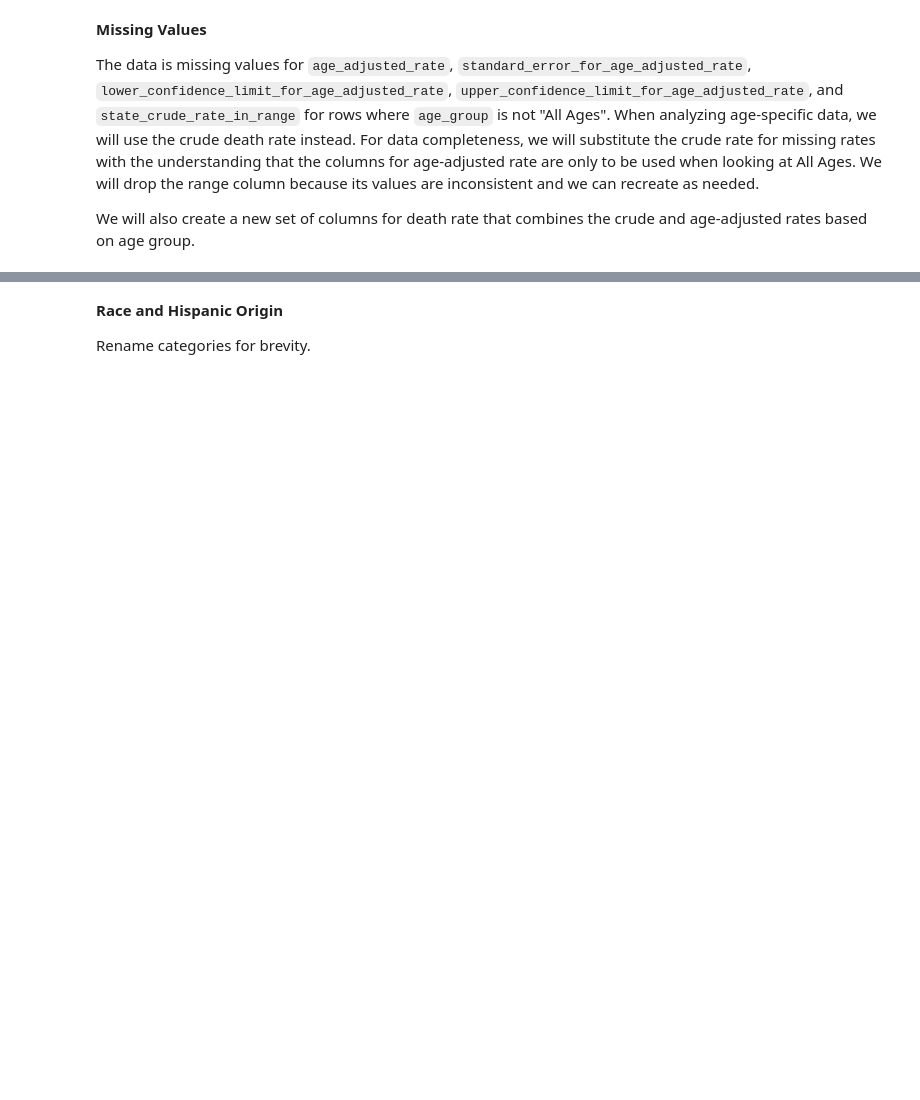
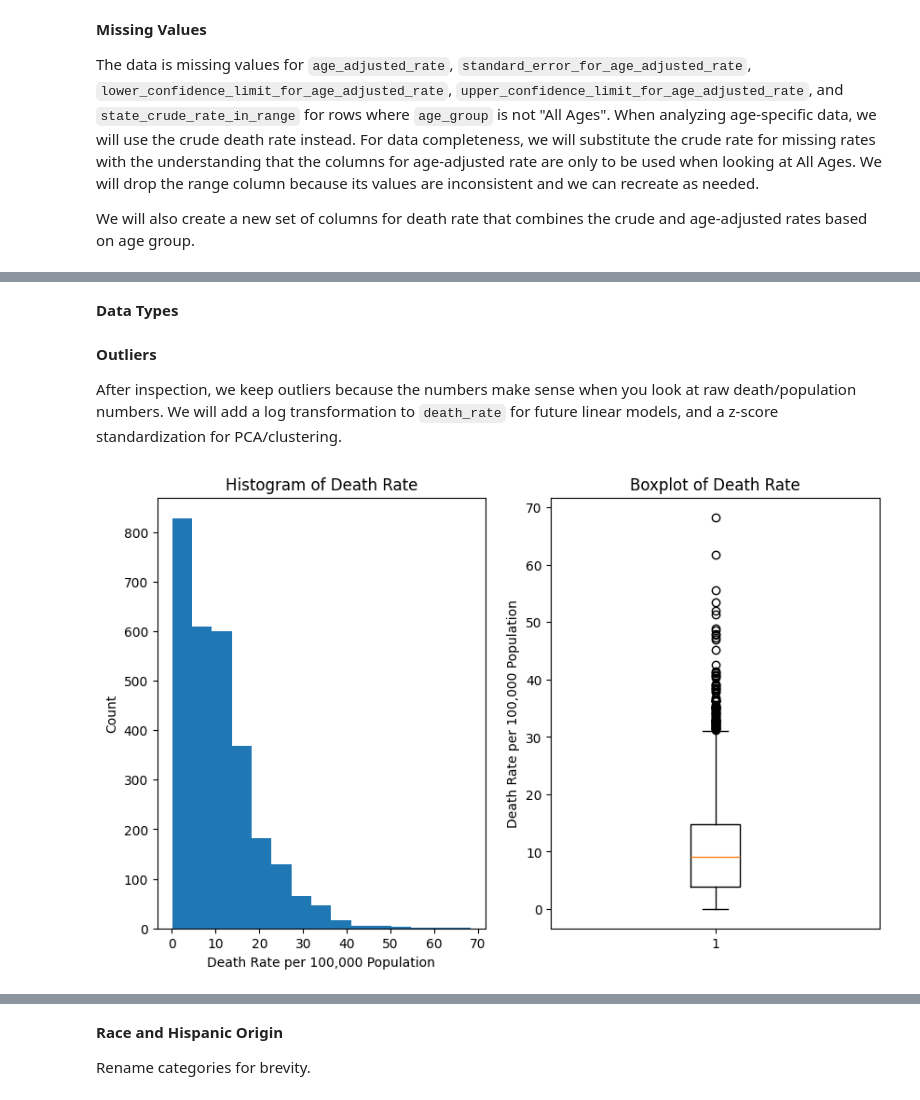
Before and after one commit to amberteetsel/substance-abuse-predictions, a Jupyter notebook: AmberDataCleaning.ipynb, the cells around one changed output, grey strips where cells are left out. Cells and saved outputs as stored; diff of their text form; code cells hidden in the pictures; blank space fills up the shorter version.

Commit message:
Finish cleaning and visuals, export plots

```diff
--- a/AmberDataCleaning.ipynb
+++ b/AmberDataCleaning.ipynb
@@ -41,11 +51,6 @@ We will also create a new set of columns for death rate that combines the crude
 # %%
 # Drop range column
 df.drop('state_crude_rate_in_range', axis=1, inplace=True)
-# Fill Missing Values
-df['age_adjusted_rate'] = df['age_adjusted_rate'].fillna(df['crude_death_rate'])
-df['standard_error_for_age_adjusted_rate'] = df['standard_error_for_age_adjusted_rate'].fillna(df['standard_error_for_crude_rate'])
-df['lower_confidence_limit_for_age_adjusted_rate'] = df['lower_confidence_limit_for_age_adjusted_rate'].fillna(df['lower_confidence_limit_for_crude_rate'])
-df['upper_confidence_limit_for_age_adjusted_rate'] = df['upper_confidence_limit_for_age_adjusted_rate'].fillna(df['upper_confidence_limit_for_crude_rate'])
 # %%
 # Combine crude and age-adjusted rates to one column for ease of future analysis
 df['death_rate'] = np.where(df.age_group=='All Ages', df.age_adjusted_rate, df.crude_death_rate)
@@ -54,0 +75,33 @@ df['upper_confidence_death_rate'] = np.where(df.age_group=='All Ages', df.upper_
+# %% [markdown]
+**Data Types**
+# %%
+cols = ['year',
+       'deaths', 'population', 'crude_death_rate',
+       'standard_error_for_crude_rate',
+       'lower_confidence_limit_for_crude_rate',
+       'upper_confidence_limit_for_crude_rate', 'age_adjusted_rate',
+       'standard_error_for_age_adjusted_rate',
+       'lower_confidence_limit_for_age_adjusted_rate',
+       'upper_confidence_limit_for_age_adjusted_rate', 'us_crude_rate',
+       'us_age_adjusted_rate', 'death_rate',
+       'standard_error_death_rate', 'lower_confidence_death_rate',
+       'upper_confidence_death_rate']
+
+for col in cols:
+    df[col] = pd.to_numeric(df[col], errors='coerce')
+# %% [markdown]
+**Outliers**
+
+After inspection, we keep outliers because the numbers make sense when you look at raw death/population numbers. We will add a log transformation to `death_rate` for future linear models, and a z-score standardization for PCA/clustering.
+# %%
+fig, axes = plt.subplots(1,2, figsize=(10,6))
+axes[0].hist(df.death_rate, bins=15)
+axes[0].set_title('Histogram of Death Rate')
+axes[0].set_xlabel('Death Rate per 100,000 Population')
+axes[0].set_ylabel('Count')
+axes[1].boxplot(df.death_rate)
+axes[1].set_title('Boxplot of Death Rate')
+axes[1].set_ylabel('Death Rate per 100,000 Population')
+plt.show()
+# %% [output]
+[figure, added]
```
Also changed, not shown: parts of 29 cells of this notebook.
